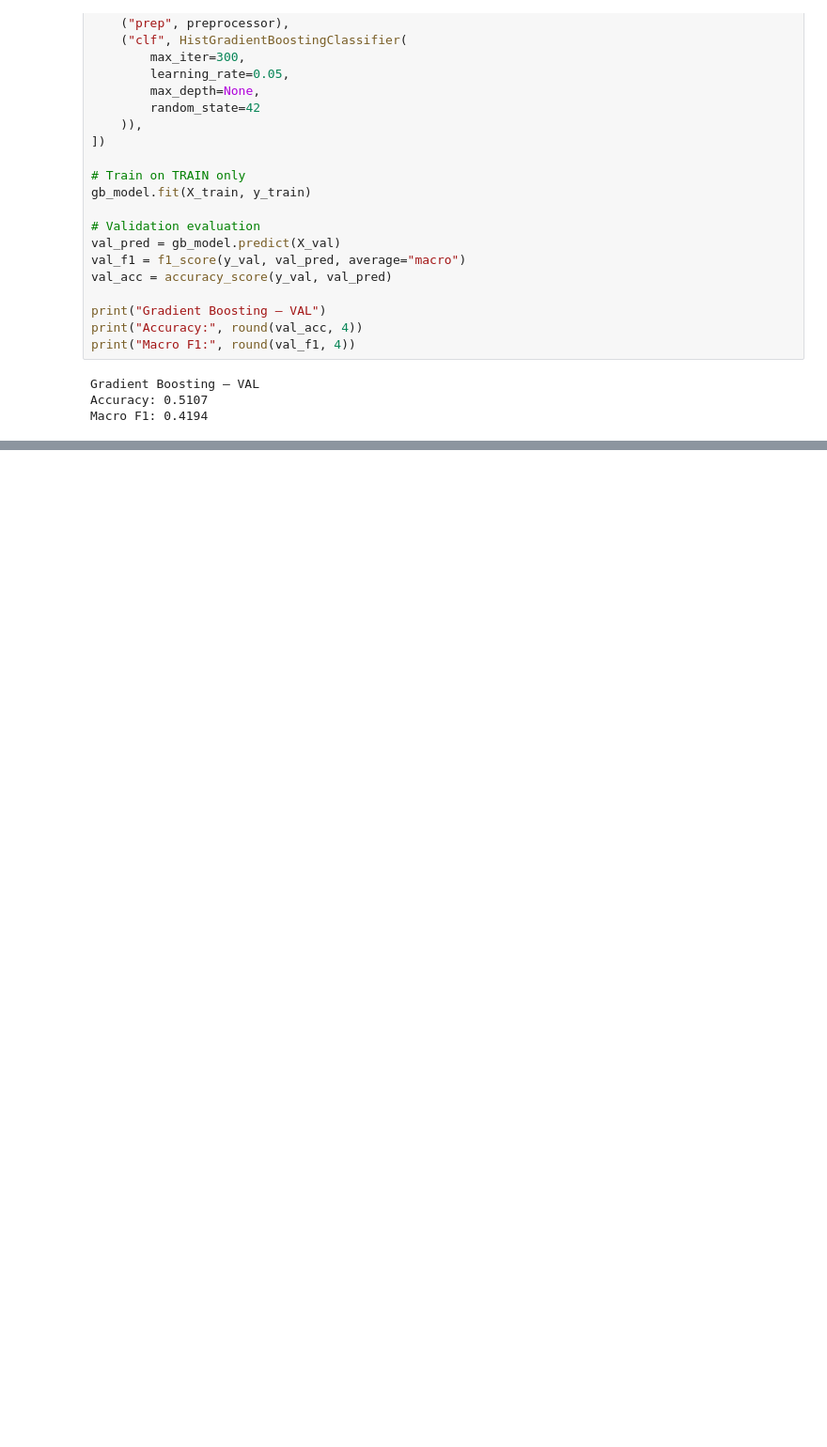
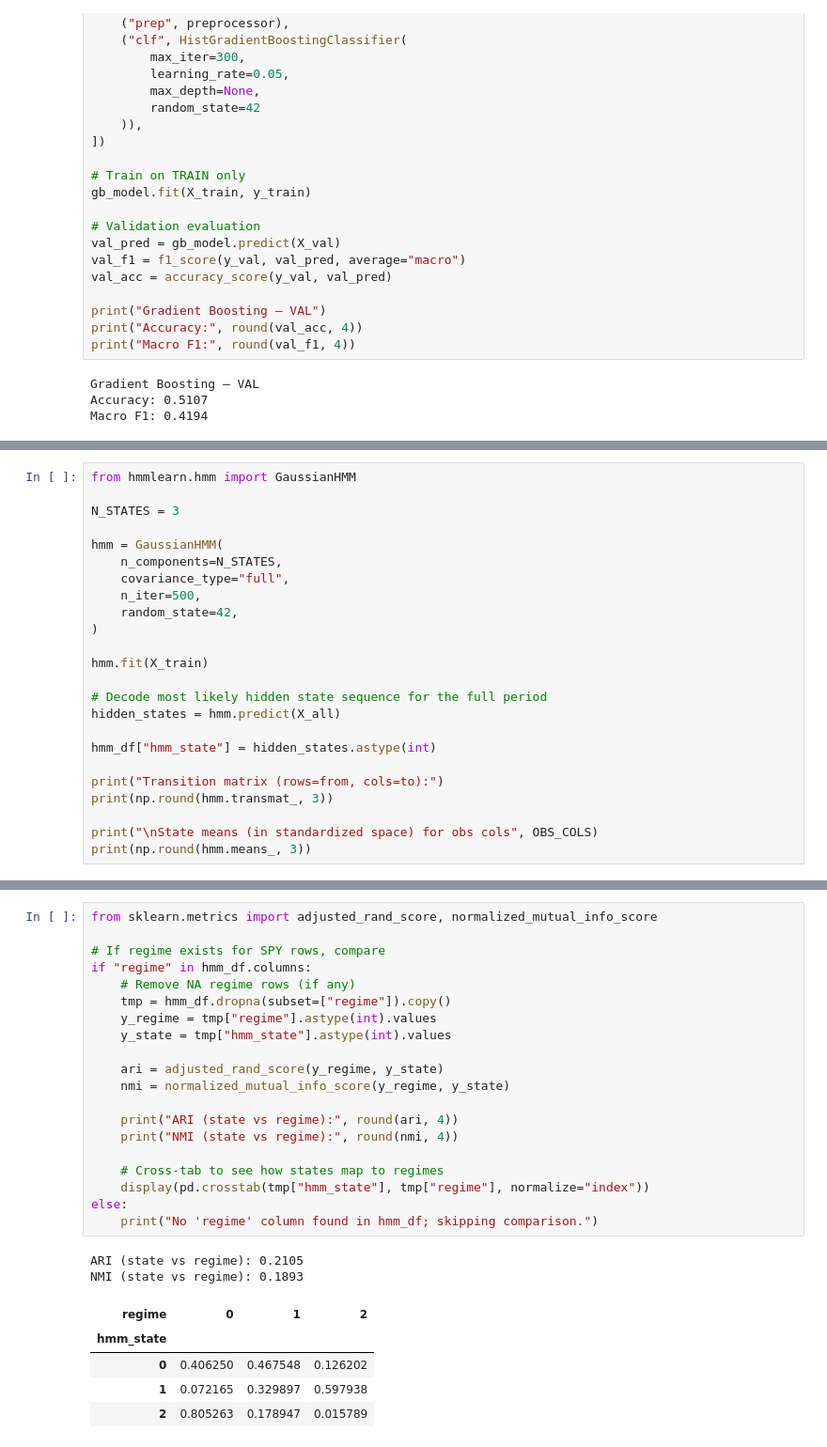
Before and after one commit to Tanzim-Chowdhury/SIADS696-volatility-regime-modeling, a Jupyter notebook: notebooks/01_pipeline.ipynb, the cells around one changed output, grey strips where cells are left out. Shown at 94% size. Drawn from its saved outputs; the diff is of its cells as text; blank space fills up the shorter version.

```diff
--- a/notebooks/01_pipeline.ipynb
+++ b/notebooks/01_pipeline.ipynb
@@ -435,0 +548,24 @@ Macro F1: 0.4194
+# %%
+from hmmlearn.hmm import GaussianHMM
+
+N_STATES = 3
+
+hmm = GaussianHMM(
+    n_components=N_STATES,
+    covariance_type="full",
+    n_iter=500,
+    random_state=42,
+)
+
+hmm.fit(X_train)
+
+# Decode most likely hidden state sequence for the full period
+hidden_states = hmm.predict(X_all)
+
+hmm_df["hmm_state"] = hidden_states.astype(int)
+
+print("Transition matrix (rows=from, cols=to):")
+print(np.round(hmm.transmat_, 3))
+
+print("\nState means (in standardized space) for obs cols", OBS_COLS)
+print(np.round(hmm.means_, 3))
@@ -435,0 +582,28 @@ Macro F1: 0.4194
+# %%
+from sklearn.metrics import adjusted_rand_score, normalized_mutual_info_score
+
+# If regime exists for SPY rows, compare
+if "regime" in hmm_df.columns:
+    # Remove NA regime rows (if any)
+    tmp = hmm_df.dropna(subset=["regime"]).copy()
+    y_regime = tmp["regime"].astype(int).values
+    y_state = tmp["hmm_state"].astype(int).values
+
+    ari = adjusted_rand_score(y_regime, y_state)
+    nmi = normalized_mutual_info_score(y_regime, y_state)
+
+    print("ARI (state vs regime):", round(ari, 4))
+    print("NMI (state vs regime):", round(nmi, 4))
+
+    # Cross-tab to see how states map to regimes
+    display(pd.crosstab(tmp["hmm_state"], tmp["regime"], normalize="index"))
+else:
+    print("No 'regime' column found in hmm_df; skipping comparison.")
+# %% [output]
+ARI (state vs regime): 0.2105
+NMI (state vs regime): 0.1893
+| regime | 0 | 1 | 2 |
+| hmm_state |  |  |  |
+| 0 | 0.406250 | 0.467548 | 0.126202 |
+| 1 | 0.072165 | 0.329897 | 0.597938 |
+| 2 | 0.805263 | 0.178947 | 0.015789 |
```
Also changed, not shown: parts of 19 cells of this notebook.
